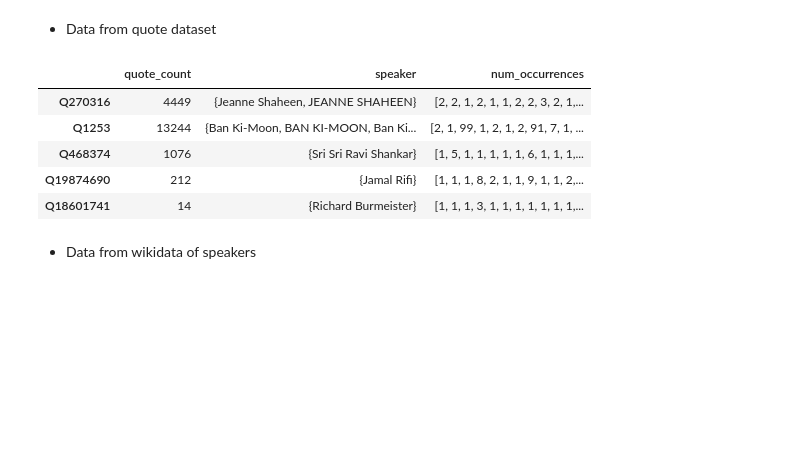
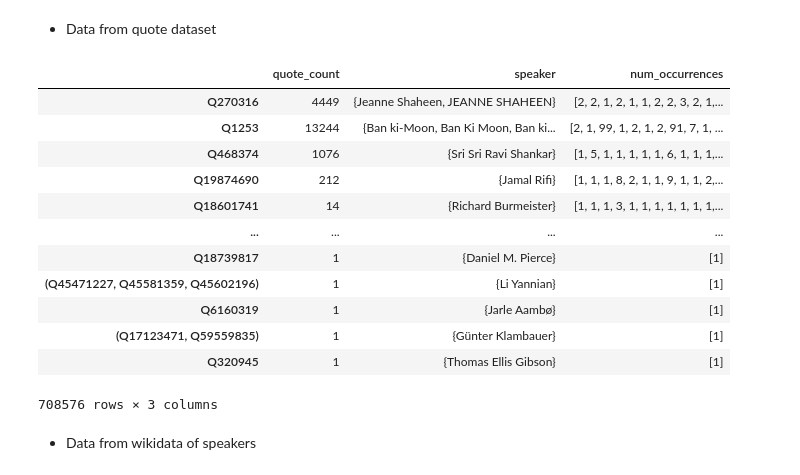
Before and after one commit to epfl-ada/ada-2021-project-cool-group-name, a Jupyter notebook: Data Analysis Speaker.ipynb, the cells around one changed output. Cells and saved outputs as stored; diff of their text form; code cells hidden in the pictures; blank space fills up the shorter version.

Commit message:
Refactored code, made more utilitary functions, started analysis of number of occurrences

```diff
--- a/Data Analysis Speaker.ipynb
+++ b/Data Analysis Speaker.ipynb
@@ -67,3 +15,35 @@ def groupby_speaker(input_file_path):
+# %%
+@utils.cache_to_file_pickle("function-groupby_speaker", cache_dir = CACHE_DIR)
+def groupby_speaker(input_file_path):
+    """
+    """
+    speakers_dict = {}
+
+    def processing_func(line):
+        # Inner function can modify dictionary even without nonlocal keywork because dictionaries
+        # are mutable objects. Nevertheless, for clarity:
+        nonlocal speakers_dict
+
+        # If no qids are available for the current quote, we drop it.
+        if not line['qids']:
+            return
+
+        qids = tuple(line['qids']) if len(line['qids']) > 1 else line['qids'][0]
+
+        if qids in speakers_dict:
+            speakers_dict[qids]['quote_count'] += 1
+            speakers_dict[qids]['speaker']     |= set([line['speaker']])
+            speakers_dict[qids]['num_occurrences'].append(line['num_occurrences'])
+
+        else:
+            speakers_dict[qids] = {'quote_count': 1, \
+                                   'speaker': set([line['speaker']]),
+                                   'num_occurrences': [line['num_occurrences']]}
+
+
+    utils.process_json_file_per_line(input_file_path, processing_func)
+
+    return speakers_dict
 # %% [markdown]
 ## Choices to make
 # %% [markdown]
@@ -85,19 +65,25 @@ def groupby_speaker(input_file_path):
 # %%
 # Load data from quotes
 data_quotes = groupby_speaker(input_file_path = CACHE_FILE_PATH)
 
 # Convert them into pandas dataframe
 data_quotes = pd.DataFrame(data_quotes).T
 
-# Display 5 rows
-data_quotes.head(5)
+data_quotes
 # %% [output]
 |  | quote_count | speaker | num_occurrences |
 | Q270316 | 4449 | {Jeanne Shaheen, JEANNE SHAHEEN} | [2, 2, 1, 2, 1, 1, 2, 2, 3, 2, 1,... |
-| Q1253 | 13244 | {Ban Ki-Moon, BAN KI-MOON, Ban Ki... | [2, 1, 99, 1, 2, 1, 2, 91, 7, 1, ... |
+| Q1253 | 13244 | {Ban ki-Moon, Ban Ki Moon, Ban ki... | [2, 1, 99, 1, 2, 1, 2, 91, 7, 1, ... |
 | Q468374 | 1076 | {Sri Sri Ravi Shankar} | [1, 5, 1, 1, 1, 1, 1, 6, 1, 1, 1,... |
 | Q19874690 | 212 | {Jamal Rifi} | [1, 1, 1, 8, 2, 1, 1, 9, 1, 1, 2,... |
 | Q18601741 | 14 | {Richard Burmeister} | [1, 1, 1, 3, 1, 1, 1, 1, 1, 1, 1,... |
+| ... | ... | ... | ... |
+| Q18739817 | 1 | {Daniel M. Pierce} | [1] |
+| (Q45471227, Q45581359, Q45602196) | 1 | {Li Yannian} | [1] |
+| Q6160319 | 1 | {Jarle Aambø} | [1] |
+| (Q17123471, Q59559835) | 1 | {Günter Klambauer} | [1] |
+| Q320945 | 1 | {Thomas Ellis Gibson} | [1] |
+708576 rows × 3 columns
 # %% [markdown]
 - Data from wikidata of speakers
 # %%
```
Also changed, not shown: parts of 9 cells of this notebook, 5 other files.
